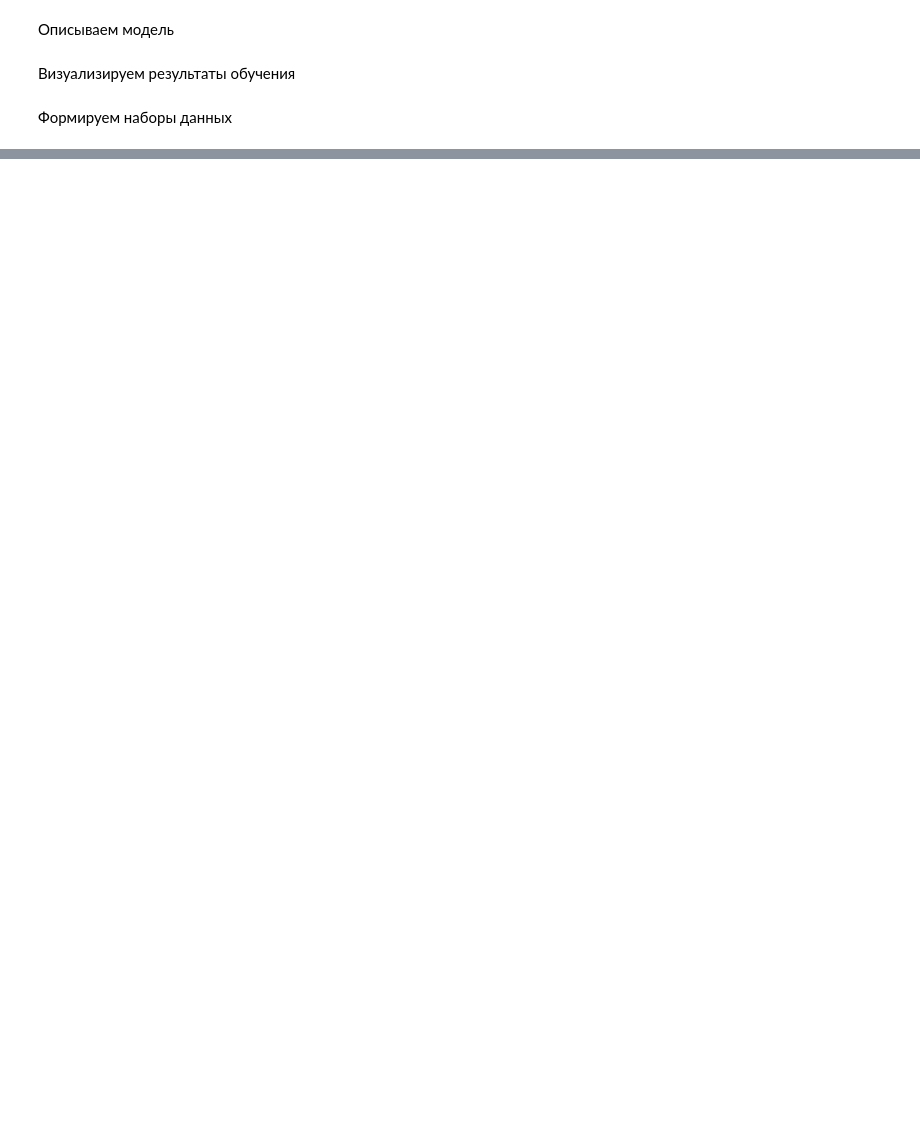
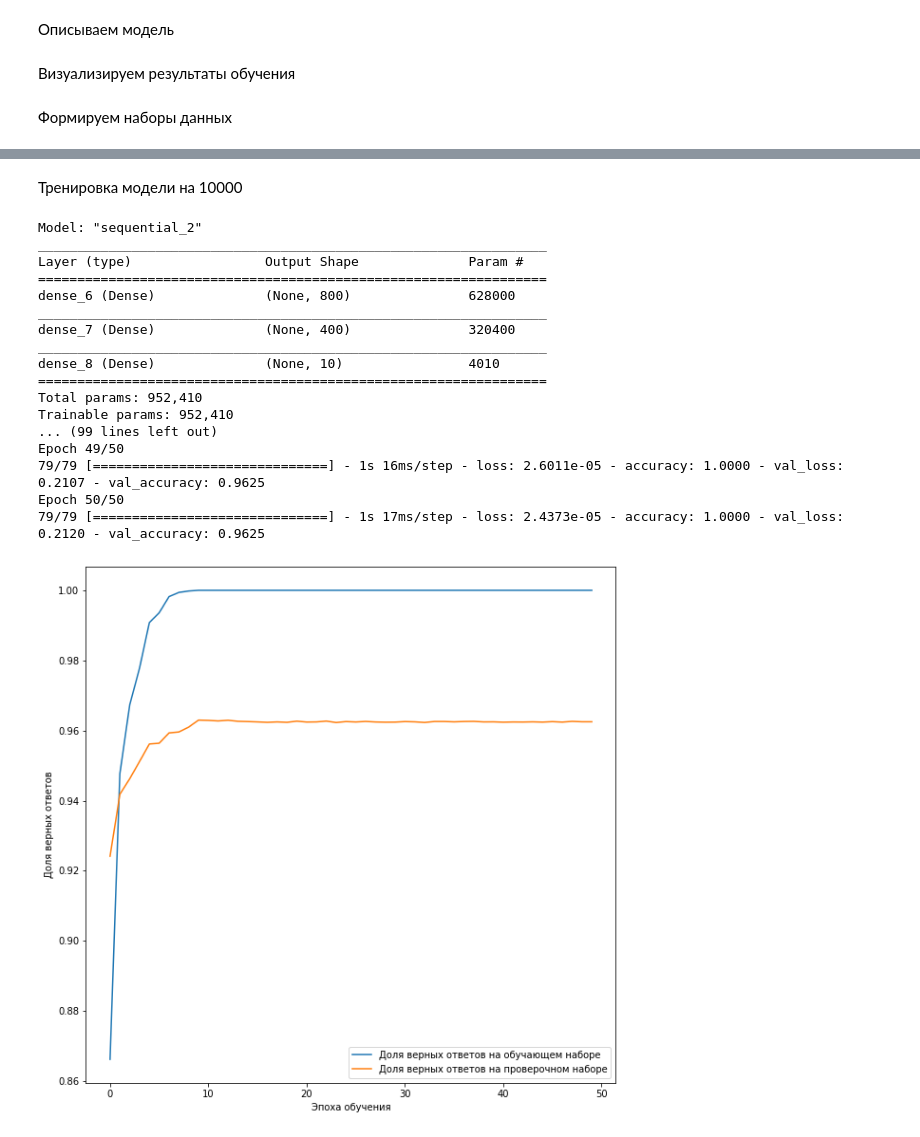
Before and after one commit to rvoljanin/neuraluniversity, a Jupyter notebook: notebooks/ai/exercise2/exercise2.ipynb, the cells around one changed output, grey strips where cells are left out. Cells and saved outputs as stored; diff of their text form; code cells hidden in the pictures; blank space fills up the shorter version.

Commit message:
ad 2 models

```diff
--- a/notebooks/ai/exercise2/exercise2.ipynb
+++ b/notebooks/ai/exercise2/exercise2.ipynb
@@ -132,0 +135,27 @@ Epoch 50/50
+# %% [markdown]
+Тренировка модели на 10000
+# %%
+model = createModel()
+
+history = model.fit(x_train_model2, y_train_model2, batch_size=128, epochs=50, verbose=1, validation_data=(x_valid_model2,y_valid_model2))
+
+printHistory(history)
+# %% [output]
+Model: "sequential_2"
+_________________________________________________________________
+Layer (type)                 Output Shape              Param #
+=================================================================
+dense_6 (Dense)              (None, 800)               628000
+_________________________________________________________________
+dense_7 (Dense)              (None, 400)               320400
+_________________________________________________________________
+dense_8 (Dense)              (None, 10)                4010
+=================================================================
+Total params: 952,410
+Trainable params: 952,410
+... (99 lines left out)
+Epoch 49/50
+79/79 [==============================] - 1s 16ms/step - loss: 2.6011e-05 - accuracy: 1.0000 - val_loss: 0.2107 - val_accuracy: 0.9625
+Epoch 50/50
+79/79 [==============================] - 1s 17ms/step - loss: 2.4373e-05 - accuracy: 1.0000 - val_loss: 0.2120 - val_accuracy: 0.9625
+[figure, added]
```
Also changed, not shown: parts of 6 cells of this notebook.
